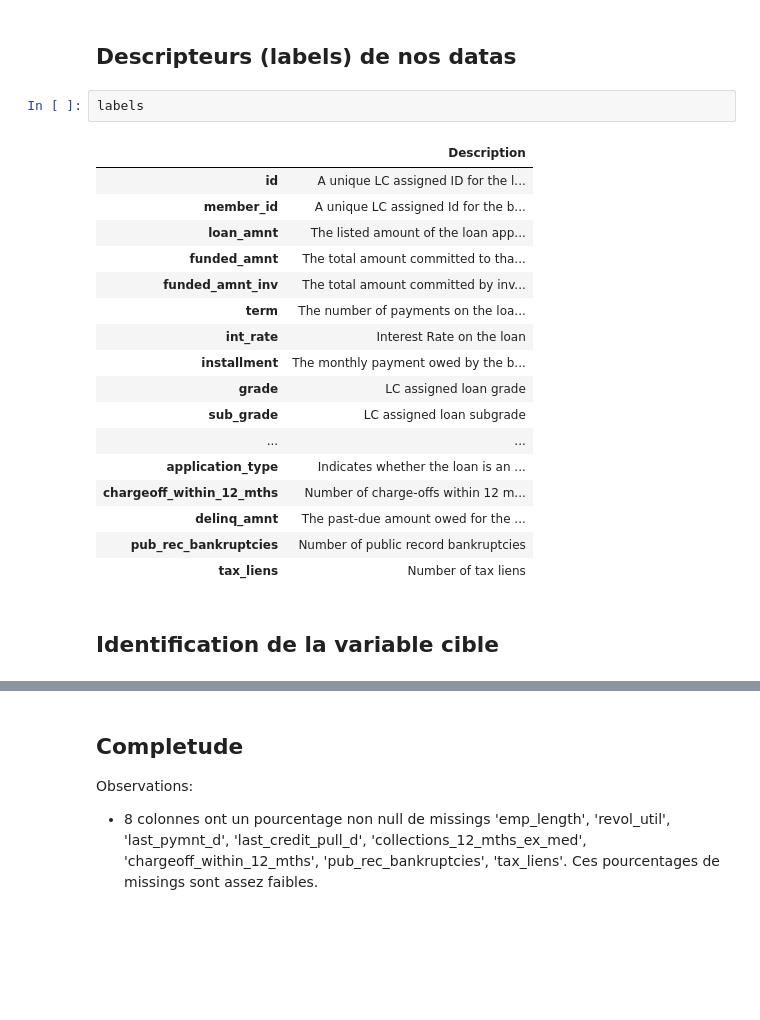
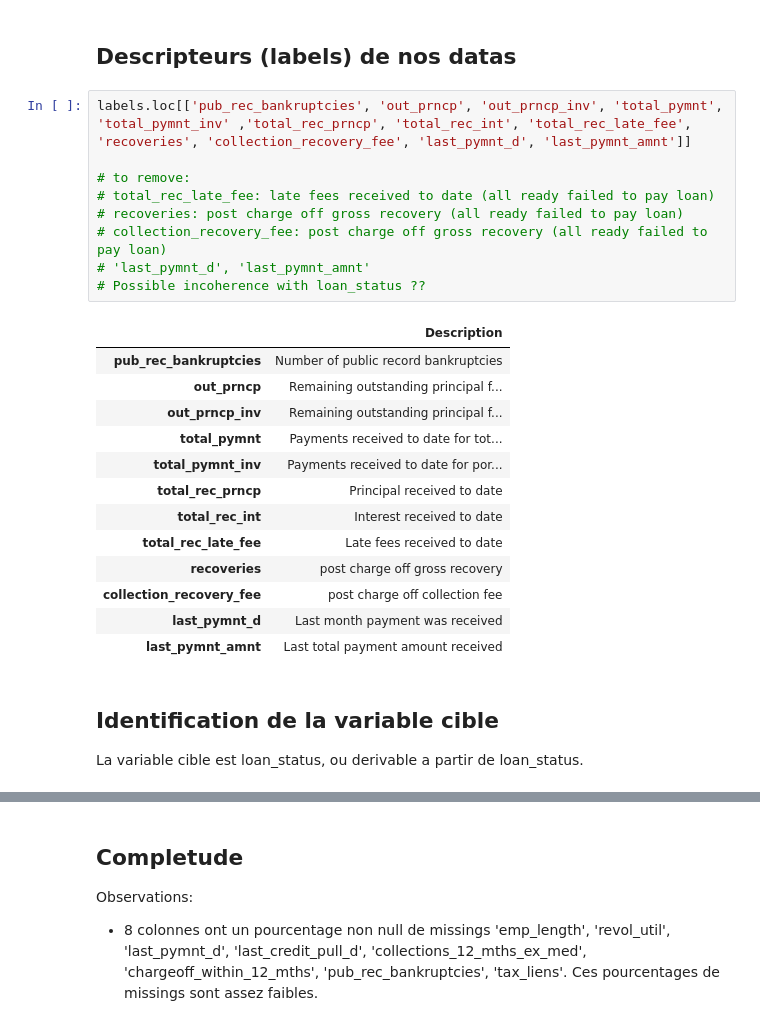
Before and after one commit to fredjgermain/transformation_tp1, a Jupyter notebook: partie1.ipynb, the cells around one changed output, grey strips where cells are left out. Cells and saved outputs as stored; diff of their text form; blank space fills up the shorter version.

```diff
--- a/partie1.ipynb
+++ b/partie1.ipynb
@@ -50,27 +50,31 @@ Nombre de colonnes 47
 # %% [markdown]
 ## Descripteurs (labels) de nos datas
 # %%
-labels
+labels.loc[['pub_rec_bankruptcies', 'out_prncp', 'out_prncp_inv', 'total_pymnt', 'total_pymnt_inv' ,'total_rec_prncp', 'total_rec_int', 'total_rec_late_fee', 'recoveries', 'collection_recovery_fee', 'last_pymnt_d', 'last_pymnt_amnt']]
+
+# to remove:
+# total_rec_late_fee: late fees received to date (all ready failed to pay loan)
+# recoveries: post charge off gross recovery (all ready failed to pay loan)
+# collection_recovery_fee: post charge off gross recovery (all ready failed to pay loan)
+# 'last_pymnt_d', 'last_pymnt_amnt'
+# Possible incoherence with loan_status ??
 # %% [output]
 |  | Description |
-| id | A unique LC assigned ID for the l... |
-| member_id | A unique LC assigned Id for the b... |
-| loan_amnt | The listed amount of the loan app... |
-| funded_amnt | The total amount committed to tha... |
-| funded_amnt_inv | The total amount committed by inv... |
-| term | The number of payments on the loa... |
-| int_rate | Interest Rate on the loan |
-| installment | The monthly payment owed by the b... |
-| grade | LC assigned loan grade |
-| sub_grade | LC assigned loan subgrade |
-| ... | ... |
-| application_type | Indicates whether the loan is an ... |
-| chargeoff_within_12_mths | Number of charge-offs within 12 m... |
-| delinq_amnt | The past-due amount owed for the ... |
 | pub_rec_bankruptcies | Number of public record bankruptcies |
-| tax_liens | Number of tax liens |
+| out_prncp | Remaining outstanding principal f... |
+| out_prncp_inv | Remaining outstanding principal f... |
+| total_pymnt | Payments received to date for tot... |
+| total_pymnt_inv | Payments received to date for por... |
+| total_rec_prncp | Principal received to date |
+| total_rec_int | Interest received to date |
+| total_rec_late_fee | Late fees received to date |
+| recoveries | post charge off gross recovery |
+| collection_recovery_fee | post charge off collection fee |
+| last_pymnt_d | Last month payment was received |
+| last_pymnt_amnt | Last total payment amount received |
 # %% [markdown]
 ## Identification de la variable cible
+La variable cible est loan_status, ou derivable a partir de loan_status.
 # %% [markdown]
 ## Sommaire de distribution
 
```
Also changed, not shown: parts of 8 cells of this notebook, 3 other files.
